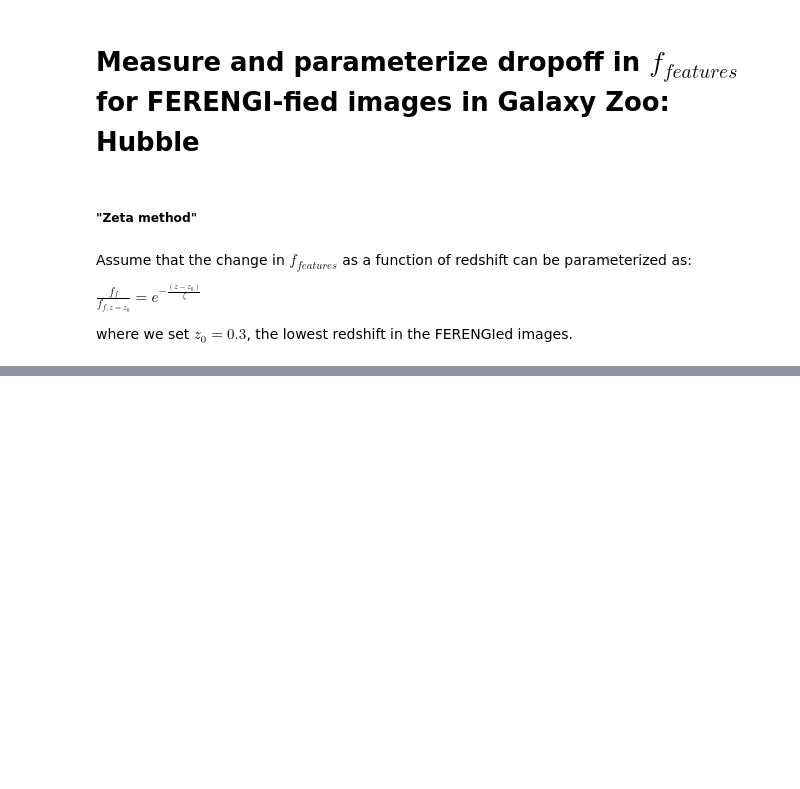
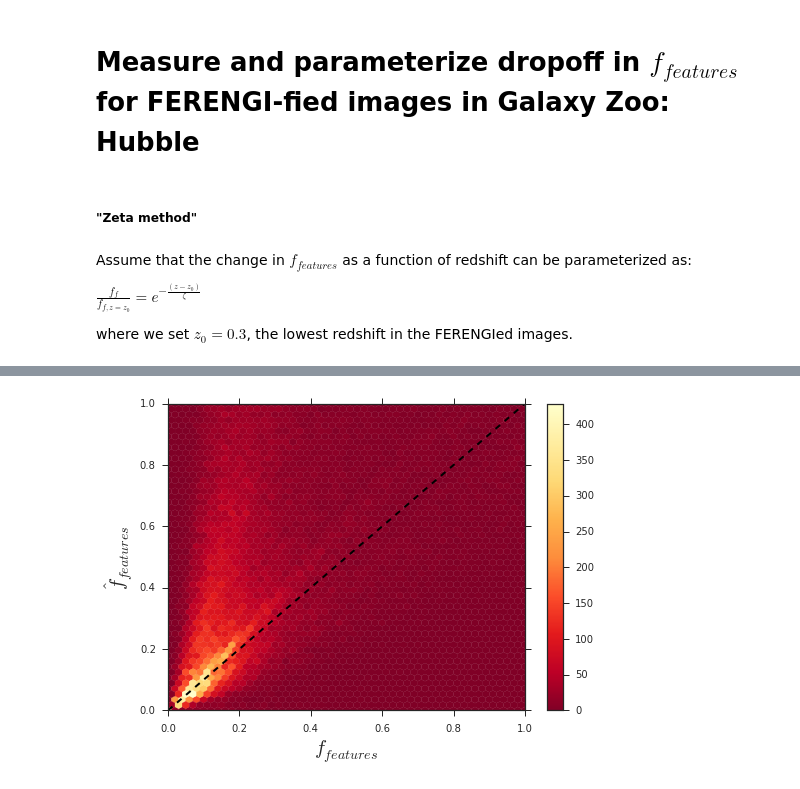
Before and after one commit to willettk/gzhubble, a Jupyter notebook: python/zeta.ipynb, the cells around one changed output, grey strips where cells are left out. Cells and saved outputs as stored; diff of their text form; code cells hidden in the pictures; blank space fills up the shorter version.

```diff
--- a/python/zeta.ipynb
+++ b/python/zeta.ipynb
@@ -213,0 +272,27 @@ Seems like zeta = 0.6 is a reasonable first order correction.
+# %%
+old = hstdata['t01_smooth_or_features_a02_features_or_disk_weighted_fraction']
+new = old * np.exp((hstdata['Z'] - z0)/ zeta_hat)
+good_z = (hstdata['Z'] > 0.) & (hstdata['Z'] < 9.) & (new <= 1.)
+
+'''
+fig = plt.figure(figsize=(10,10))
+ax = fig.add_subplot(111)
+#ax.scatter(old[good_z],new[good_z])
+ax.set_xlabel(r'$f_{features}$',fontsize=20)
+ax.set_ylabel(r'$\hat f_{features}$',fontsize=20)
+ax.set_ylim(0,1)
+'''
+
+# 2D histogram of new p_features distribution
+plt.hexbin(old[good_z],new[good_z], cmap=plt.cm.YlOrRd_r,gridsize=50)
+plt.xlabel(r'$f_{features}$',fontsize=20)
+plt.ylabel(r'$\hat f_{features}$',fontsize=20)
+cb = plt.colorbar()
+
+# Add the one-to-one line for comparision.
+# Upper left = boosted p_features for z > 0.3
+# Lower right = depressed p_features for z < 0.3
+
+plt.plot([0,1],[0,1],color='k',lw=2,ls='--')
+# %% [output]
+[figure, added]
```
Also changed, not shown: parts of 14 cells of this notebook.
